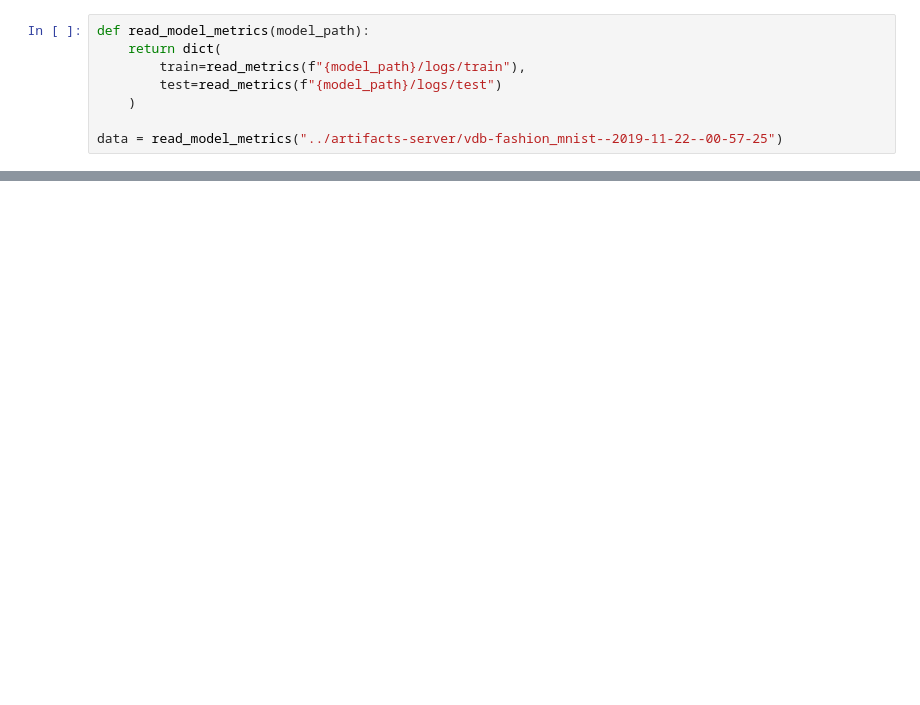
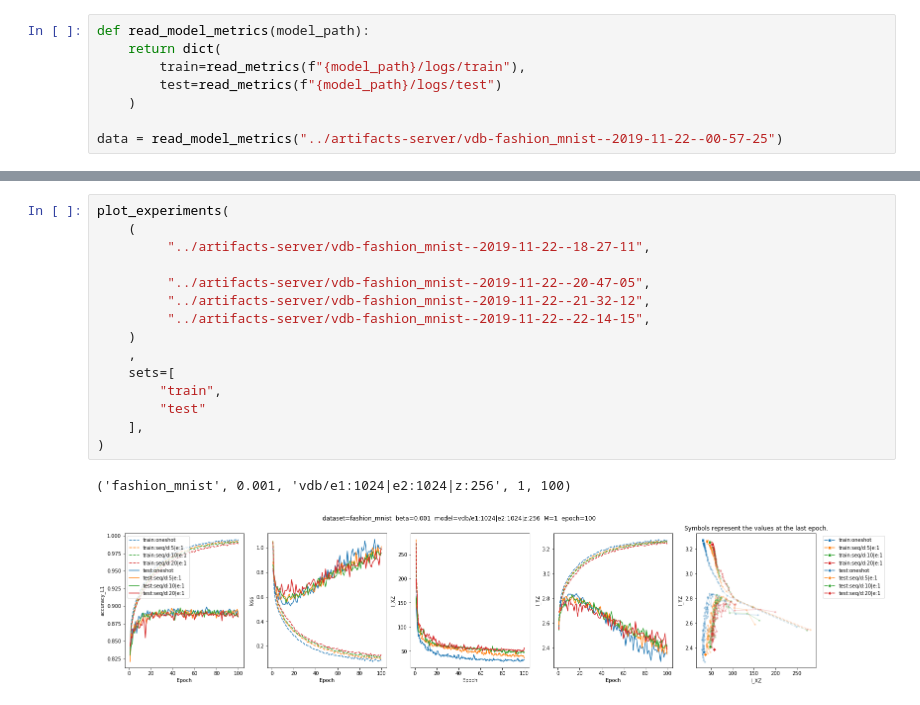
Before and after one commit to p16i/vdb, a Jupyter notebook: notebooks/compare-plot.ipynb, the cells around one changed output, grey strips where cells are left out. Cells and saved outputs as stored; diff of their text form; blank space fills up the shorter version.

```diff
--- a/notebooks/compare-plot.ipynb
+++ b/notebooks/compare-plot.ipynb
@@ -115,0 +205,18 @@ plot_experiments(cifar10_experiments, "CIFAR10 (M=1, K=2, β=0.001)", sets=["tes
+# %%
+plot_experiments(
+    (
+         "../artifacts-server/vdb-fashion_mnist--2019-11-22--18-27-11",
+
+         "../artifacts-server/vdb-fashion_mnist--2019-11-22--20-47-05",
+         "../artifacts-server/vdb-fashion_mnist--2019-11-22--21-32-12",
+         "../artifacts-server/vdb-fashion_mnist--2019-11-22--22-14-15",
+    )
+    ,
+    sets=[
+        "train",
+        "test"
+    ],
+)
+# %% [output]
+('fashion_mnist', 0.001, 'vdb/e1:1024|e2:1024|z:256', 1, 100)
+[figure, added]
```
Also changed, not shown: parts of 23 cells of this notebook, 2 other files.
